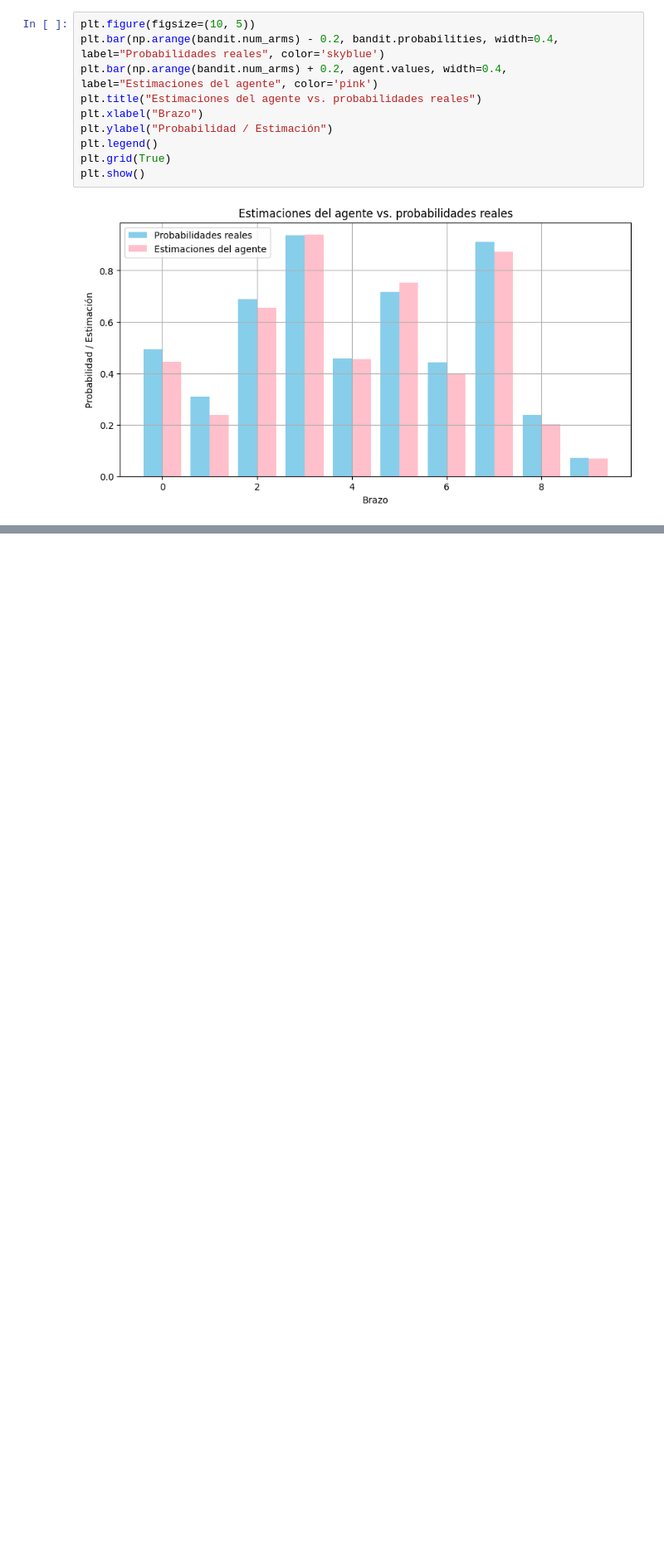
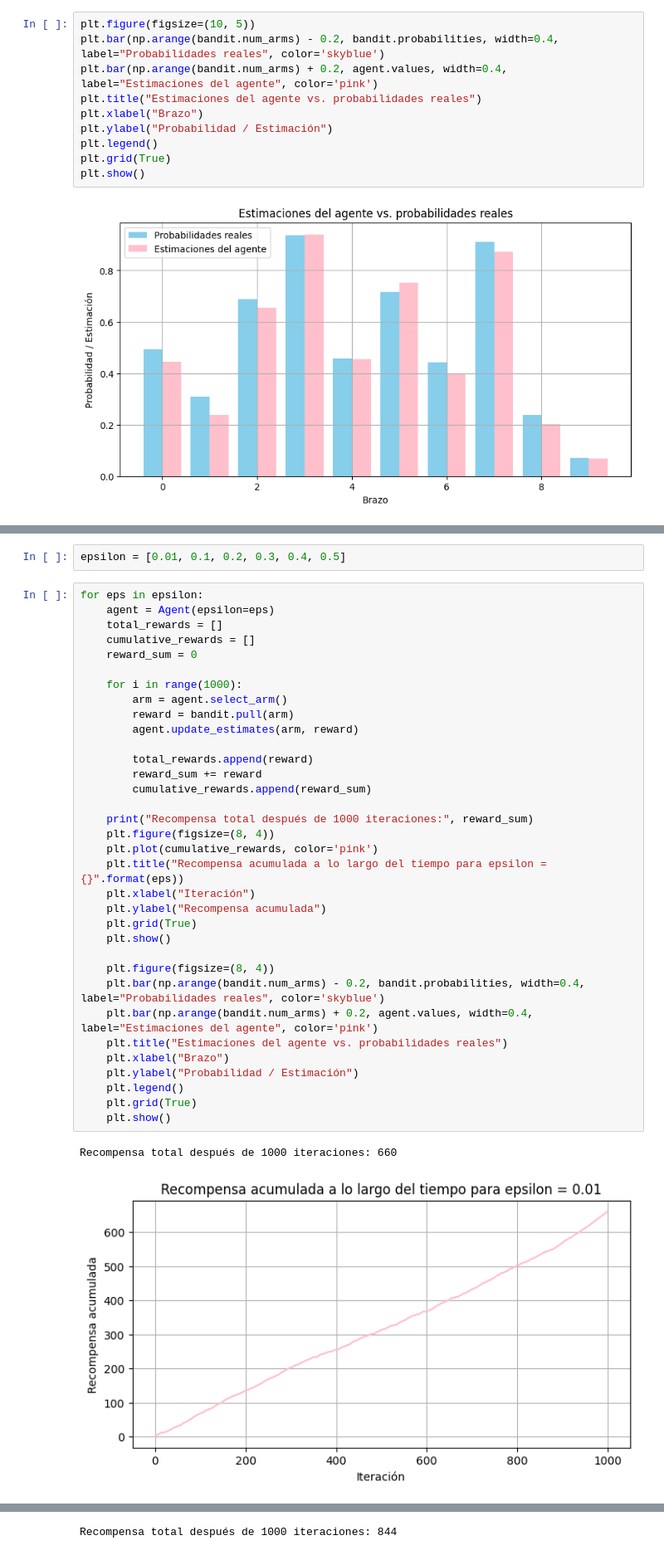
Before and after one commit to MarioGuerra21008/Lab1RL, a Jupyter notebook: lab1.ipynb, the cells around one changed output, grey strips where cells are left out. Shown: that part at 83% size. Saved outputs shown, nothing was run; the diff lists cells and outputs as text; blank space fills up the shorter version.

Commit message:
Ejemplos epsilon

```diff
--- a/lab1.ipynb
+++ b/lab1.ipynb
@@ -123,0 +128,39 @@ plt.show()
+# %%
+epsilon = [0.01, 0.1, 0.2, 0.3, 0.4, 0.5]
+# %%
+for eps in epsilon:
+    agent = Agent(epsilon=eps)
+    total_rewards = []
+    cumulative_rewards = []
+    reward_sum = 0
+
+    for i in range(1000):
+        arm = agent.select_arm()
+        reward = bandit.pull(arm)
+        agent.update_estimates(arm, reward)
+
+        total_rewards.append(reward)
+        reward_sum += reward
+        cumulative_rewards.append(reward_sum)
+
+    print("Recompensa total después de 1000 iteraciones:", reward_sum)
+    plt.figure(figsize=(8, 4))
+    plt.plot(cumulative_rewards, color='pink')
+    plt.title("Recompensa acumulada a lo largo del tiempo para epsilon = {}".format(eps))
+    plt.xlabel("Iteración")
+    plt.ylabel("Recompensa acumulada")
+    plt.grid(True)
+    plt.show()
+
+    plt.figure(figsize=(8, 4))
+    plt.bar(np.arange(bandit.num_arms) - 0.2, bandit.probabilities, width=0.4, label="Probabilidades reales", color='skyblue')
+    plt.bar(np.arange(bandit.num_arms) + 0.2, agent.values, width=0.4, label="Estimaciones del agente", color='pink')
+    plt.title("Estimaciones del agente vs. probabilidades reales")
+    plt.xlabel("Brazo")
+    plt.ylabel("Probabilidad / Estimación")
+    plt.legend()
+    plt.grid(True)
+    plt.show()
+# %% [output]
+Recompensa total después de 1000 iteraciones: 660
+[figure, added]
@@ -123,0 +168 @@ plt.show()
+Recompensa total después de 1000 iteraciones: 844
```
Also changed, not shown: parts of 4 cells of this notebook.
